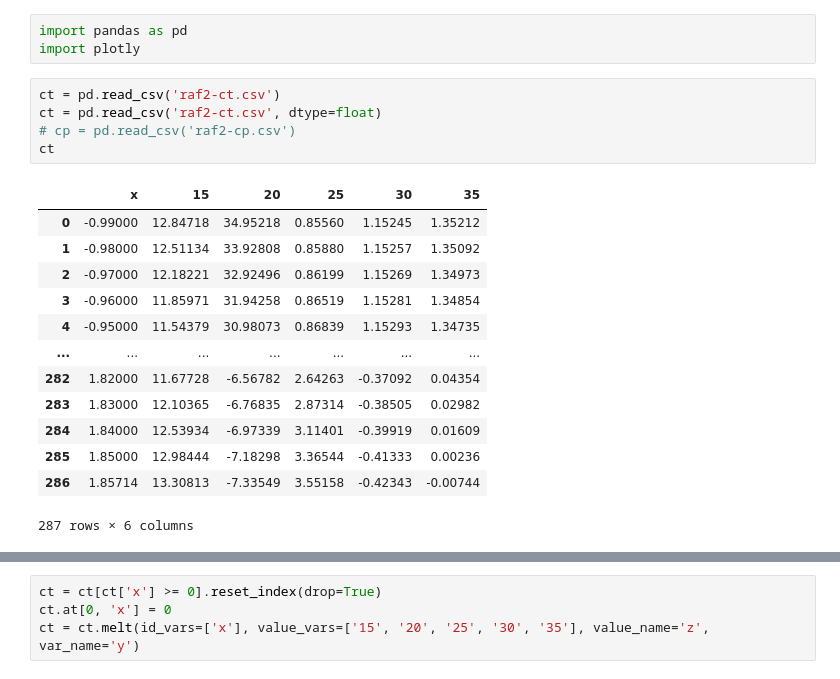
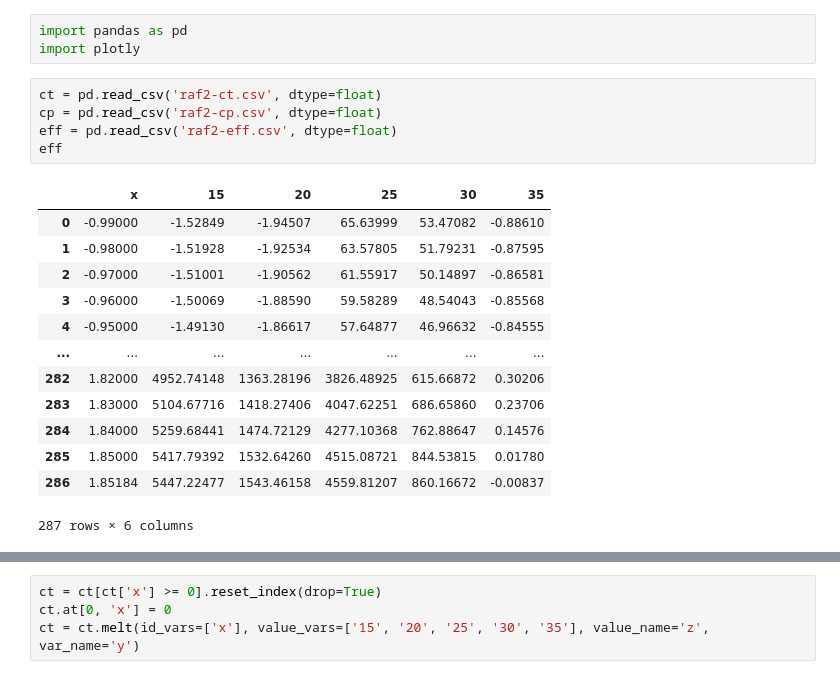
Before and after one commit to adamsmietanka/aircraft-python, a Jupyter notebook: zad5/compare-power-thrust-coeffs.ipynb, the cells around one changed output, grey strips where cells are left out. Saved outputs shown, nothing was run; the diff lists cells and outputs as text.

```diff
--- a/zad5/compare-power-thrust-coeffs.ipynb
+++ b/zad5/compare-power-thrust-coeffs.ipynb
@@ -2,21 +2,21 @@
 import pandas as pd
 import plotly
 # %%
-ct = pd.read_csv('raf2-ct.csv')
 ct = pd.read_csv('raf2-ct.csv', dtype=float)
-# cp = pd.read_csv('raf2-cp.csv')
-ct
+cp = pd.read_csv('raf2-cp.csv', dtype=float)
+eff = pd.read_csv('raf2-eff.csv', dtype=float)
+eff
 # %% [output]
 |  | x | 15 | 20 | 25 | 30 | 35 |
-| 0 | -0.99000 | 12.84718 | 34.95218 | 0.85560 | 1.15245 | 1.35212 |
-| 1 | -0.98000 | 12.51134 | 33.92808 | 0.85880 | 1.15257 | 1.35092 |
-| 2 | -0.97000 | 12.18221 | 32.92496 | 0.86199 | 1.15269 | 1.34973 |
-| 3 | -0.96000 | 11.85971 | 31.94258 | 0.86519 | 1.15281 | 1.34854 |
-| 4 | -0.95000 | 11.54379 | 30.98073 | 0.86839 | 1.15293 | 1.34735 |
+| 0 | -0.99000 | -1.52849 | -1.94507 | 65.63999 | 53.47082 | -0.88610 |
+| 1 | -0.98000 | -1.51928 | -1.92534 | 63.57805 | 51.79231 | -0.87595 |
+| 2 | -0.97000 | -1.51001 | -1.90562 | 61.55917 | 50.14897 | -0.86581 |
+| 3 | -0.96000 | -1.50069 | -1.88590 | 59.58289 | 48.54043 | -0.85568 |
+| 4 | -0.95000 | -1.49130 | -1.86617 | 57.64877 | 46.96632 | -0.84555 |
 | ... | ... | ... | ... | ... | ... | ... |
-| 282 | 1.82000 | 11.67728 | -6.56782 | 2.64263 | -0.37092 | 0.04354 |
-| 283 | 1.83000 | 12.10365 | -6.76835 | 2.87314 | -0.38505 | 0.02982 |
-| 284 | 1.84000 | 12.53934 | -6.97339 | 3.11401 | -0.39919 | 0.01609 |
-| 285 | 1.85000 | 12.98444 | -7.18298 | 3.36544 | -0.41333 | 0.00236 |
-| 286 | 1.85714 | 13.30813 | -7.33549 | 3.55158 | -0.42343 | -0.00744 |
+| 282 | 1.82000 | 4952.74148 | 1363.28196 | 3826.48925 | 615.66872 | 0.30206 |
+| 283 | 1.83000 | 5104.67716 | 1418.27406 | 4047.62251 | 686.65860 | 0.23706 |
+| 284 | 1.84000 | 5259.68441 | 1474.72129 | 4277.10368 | 762.88647 | 0.14576 |
+| 285 | 1.85000 | 5417.79392 | 1532.64260 | 4515.08721 | 844.53815 | 0.01780 |
+| 286 | 1.85184 | 5447.22477 | 1543.46158 | 4559.81207 | 860.16672 | -0.00837 |
 287 rows × 6 columns
```
Also changed, not shown: parts of 3 cells of this notebook, 4 other files.
